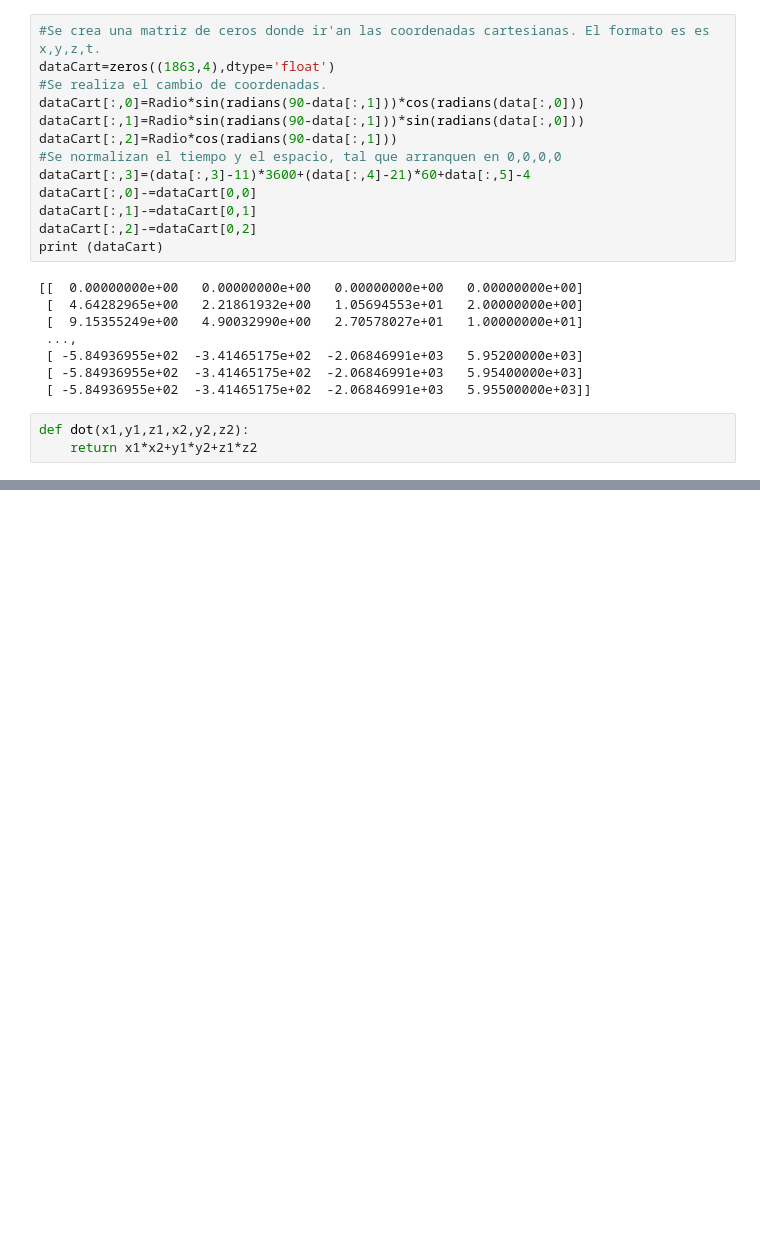
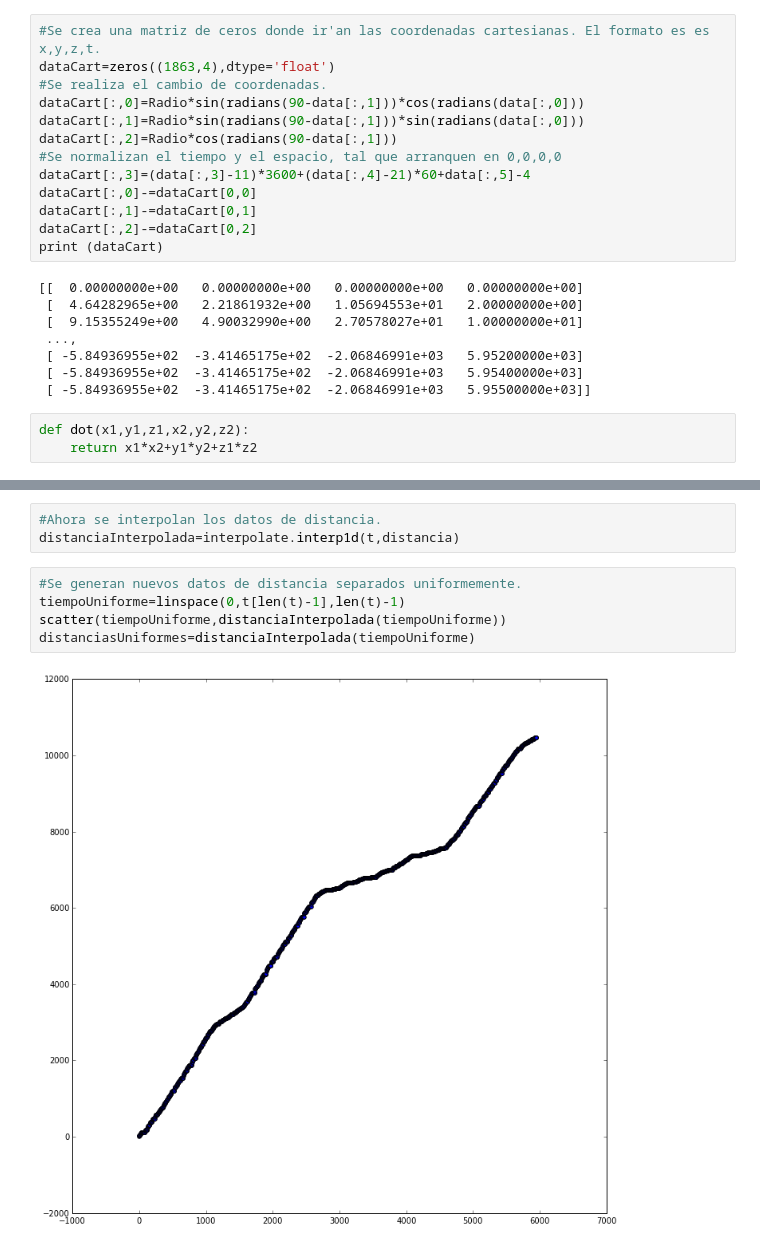
Before and after one commit to aricci10/MC, a Jupyter notebook: Talleres/Taller 6/GPS.ipynb, the cells around one changed output, grey strips where cells are left out. Drawn from its saved outputs; the diff is of its cells as text; blank space fills up the shorter version.

```diff
--- a/Talleres/Taller 6/GPS.ipynb
+++ b/Talleres/Taller 6/GPS.ipynb
@@ -61,0 +143,10 @@ print(dataBogo)
+# %%
+#Ahora se interpolan los datos de distancia.
+distanciaInterpolada=interpolate.interp1d(t,distancia)
+# %%
+#Se generan nuevos datos de distancia separados uniformemente.
+tiempoUniforme=linspace(0,t[len(t)-1],len(t)-1)
+scatter(tiempoUniforme,distanciaInterpolada(tiempoUniforme))
+distanciasUniformes=distanciaInterpolada(tiempoUniforme)
+# %% [output]
+[figure, added]
```
Also changed, not shown: parts of 10 cells of this notebook.
